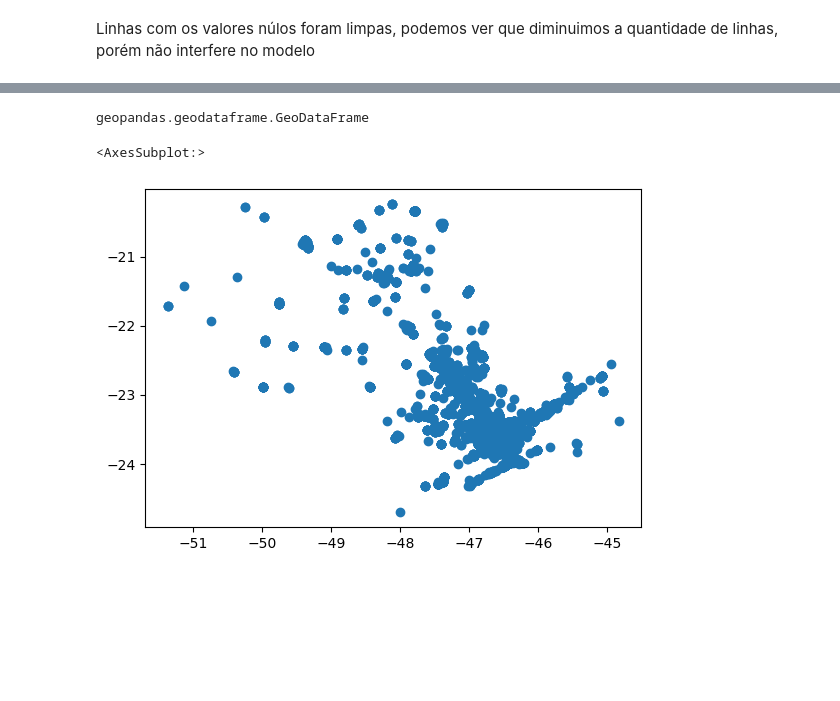
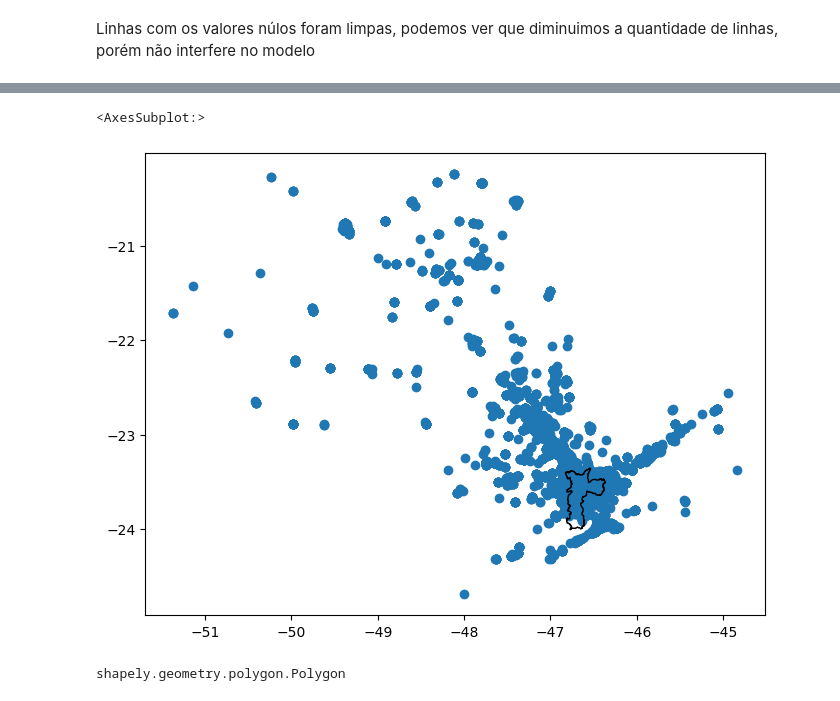
Before and after one commit to OdairDias/Geolozalizapd, a Jupyter notebook: projetolocaliz.ipynb, the cells around one changed output, grey strips where cells are left out. Cells and saved outputs as stored; diff of their text form; code cells hidden in the pictures; blank space fills up the shorter version.

```diff
--- a/projetolocaliz.ipynb
+++ b/projetolocaliz.ipynb
@@ -191,0 +229,7 @@ gdf_rveiculos=gpd.GeoDataFrame(dados_rveiculos,geometry='geometry')
+# %%
+fig, ax= plt.subplots(figsize=(10,6))
+gdf_rveiculos.plot(ax=ax)
+gdf_dados_filtr.plot(ax=ax, facecolor='none',edgecolor='black')
+# %% [output]
+<AxesSubplot:>
+[figure, added]
@@ -192,9 +238,4 @@ gdf_rveiculos=gpd.GeoDataFrame(dados_rveiculos,geometry='geometry')
 # %%
-type(gdf_rveiculos)
+type(polygon_Mapa)
 # %% [output]
-geopandas.geodataframe.GeoDataFrame
+shapely.geometry.polygon.Polygon
-# %%
-gdf_rveiculos.plot()
-# %% [output]
-<AxesSubplot:>
-[figure, removed]
```
Also changed, not shown: parts of 41 cells of this notebook, 7 other files.
